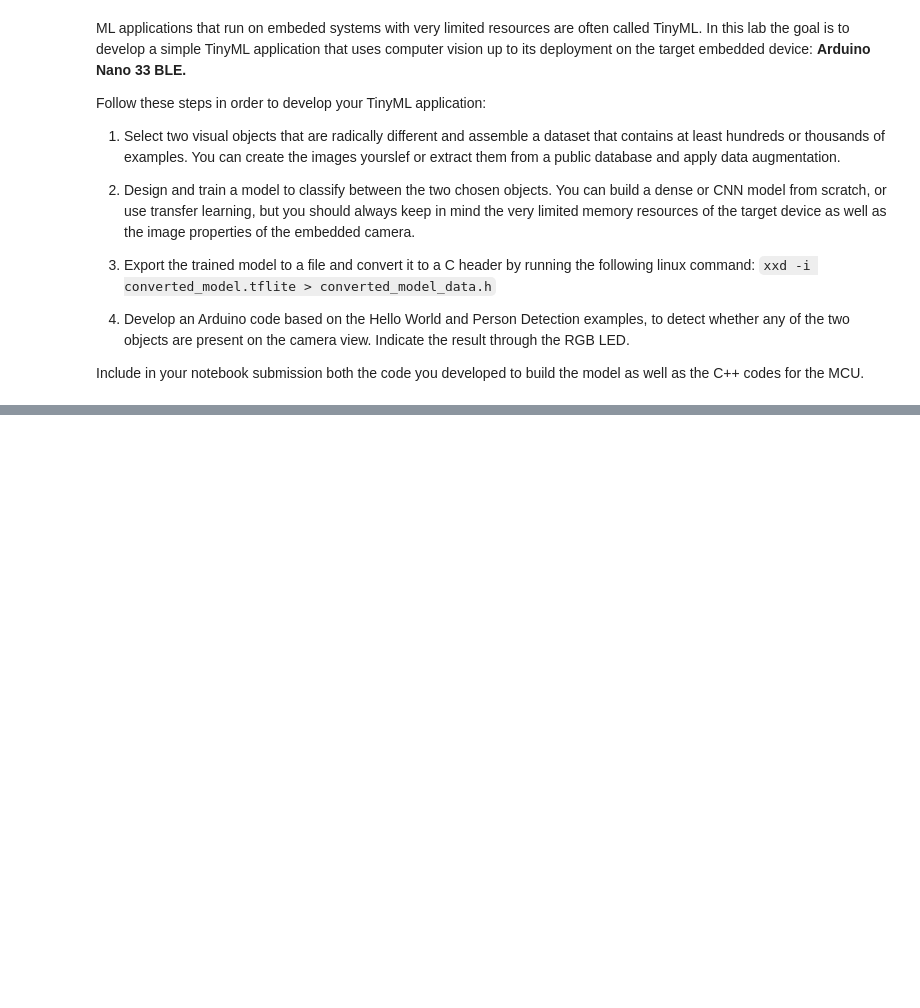
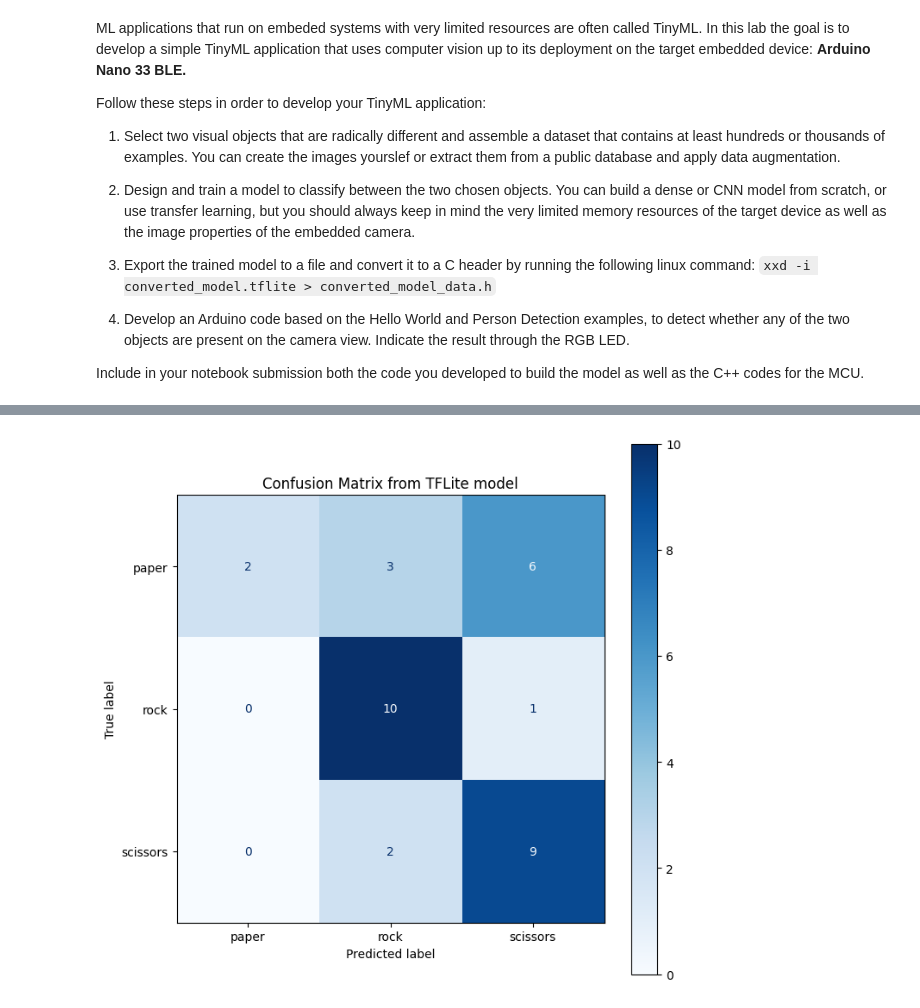
Before and after one commit to jusanchez6/Embedded-Machine-Learning, a Jupyter notebook: Lab2/2.3/Embedded_ML_Lab_2_3__TensorFlow_Lite_Micro.ipynb, the cells around one changed output, grey strips where cells are left out. Cells and saved outputs as stored; diff of their text form; code cells hidden in the pictures; blank space fills up the shorter version.

```diff
--- a/Lab2/2.3/Embedded_ML_Lab_2_3__TensorFlow_Lite_Micro.ipynb
+++ b/Lab2/2.3/Embedded_ML_Lab_2_3__TensorFlow_Lite_Micro.ipynb
@@ -180,0 +361,81 @@ Model: "sequential_1"
+# %%
+# Evaluate the tflite model
+
+interpreter = tf.lite.Interpreter(model_path="model.tflite")
+interpreter.allocate_tensors()
+
+input_details = interpreter.get_input_details()
+output_details = interpreter.get_output_details()
+
+input_scale, input_zero_point = input_details[0]['quantization']
+output_scale, output_zero_point = output_details[0]['quantization']
+
+
+print("Input scale:", input_scale, "Input zero point:", input_zero_point)
+print("Output scale:", output_scale, "Output zero point:", output_zero_point)
+
+
+y_true = []
+y_pred = []
+
+for i in range(len(test_data)):
+
+    x_batch, y_batch = test_data[i]
+
+    for img, label in zip(x_batch, y_batch):
+        # Resize the image to (128, 128)
+        img = tf.image.resize(img, (IMG_SIZE, IMG_SIZE)).numpy()
+
+        # Ensure single channel (grayscale)
+        if img.ndim == 2:
+            img = np.expand_dims(img, axis=-1)
+
+        # Step 3: Quantize the image using the scale and zero point
+        img_quant = (img / input_scale) + input_zero_point
+        img_quant = np.clip(img_quant, 0, 255).astype(np.int8)
+
+        # Step 4: Add batch dimension
+        input_tensor = np.expand_dims(img_quant, axis=0)
+
+        # Step 5: Set the input tensor
+        interpreter.set_tensor(input_details[0]['index'], input_tensor)
+
+        # Step 6: Invoke the interpreter
+        interpreter.invoke()
+
+        # Step 7: Get the output tensor
+        output = interpreter.get_tensor(output_details[0]['index'])
+
+        # Step 8: Dequantize the output tensor
+        output = output_scale * (output.astype(np.float32) - output_zero_point)
+
+        # Step 9: Get the predicted class
+        pred_label = np.argmax(output)
+        true_label = np.argmax(label)
+
+        y_true.append(true_label)
+        y_pred.append(pred_label)
+
+
+# Evaluate the tflite model
+class_names = list(test_data.class_indices.keys())
+
+# Calculate the confusion matrix
+cm = confusion_matrix(y_true, y_pred, labels=np.arange(len(class_names)))
+
+# Plot the confusion matrix
+disp = ConfusionMatrixDisplay(confusion_matrix=cm, display_labels=class_names)
+fig, ax = plt.subplots(figsize=(8, 8))
+disp.plot(ax=ax, cmap=plt.cm.Blues, values_format='d')
+plt.title('Confusion Matrix from TFLite model')
+plt.show()
+
+# Print the confusion matrix
+print("Confusion matrix:")
+print(cm)
+
+# Print the classification report
+report = classification_report(y_true, y_pred, target_names=class_names, zero_division=0)
+print("classification_report:")
+print(report)
+# %% [output]
@@ -180,0 +444 @@ Model: "sequential_1"
+[figure, added]
```
Also changed, not shown: parts of 11 cells of this notebook, 3 other files.
